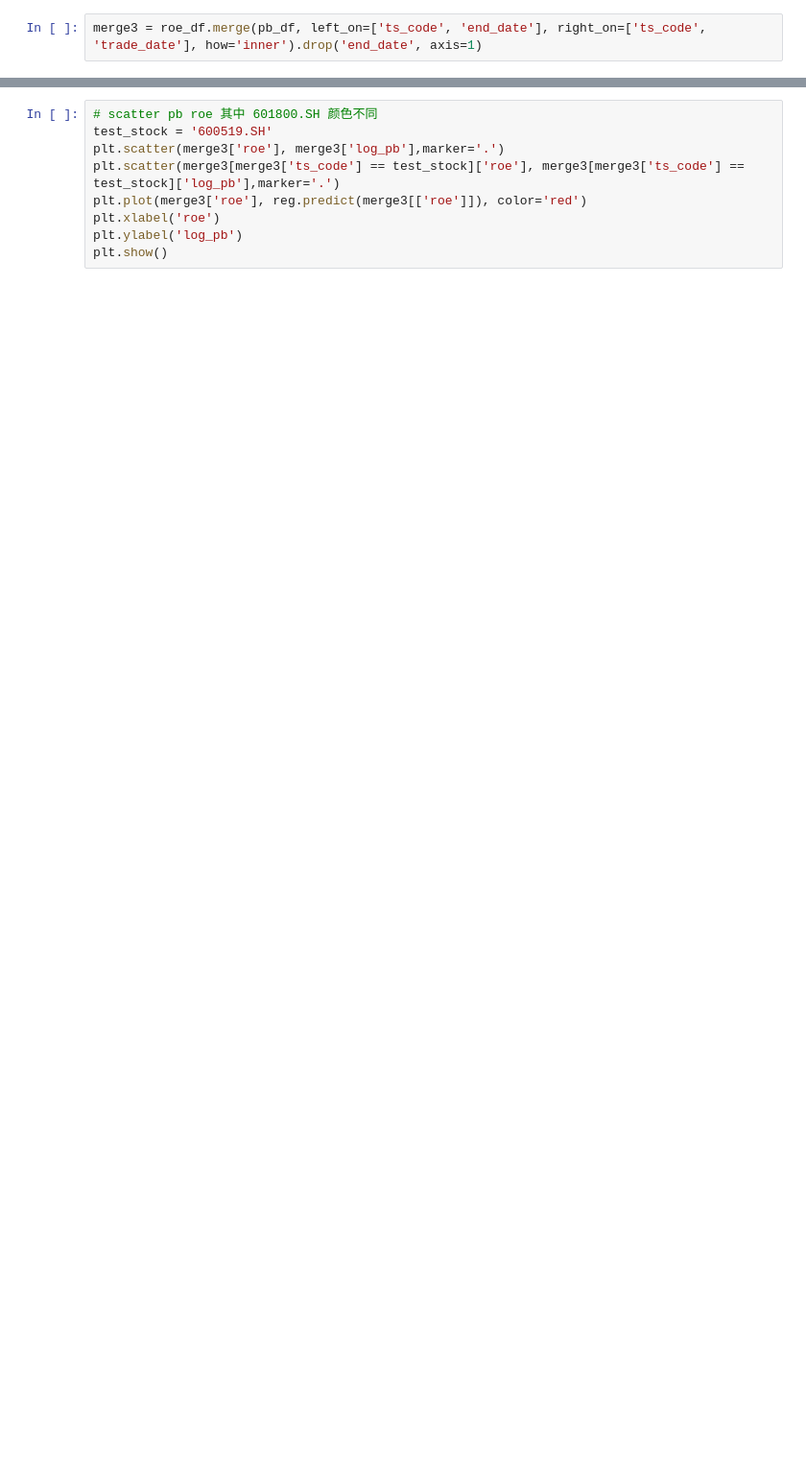
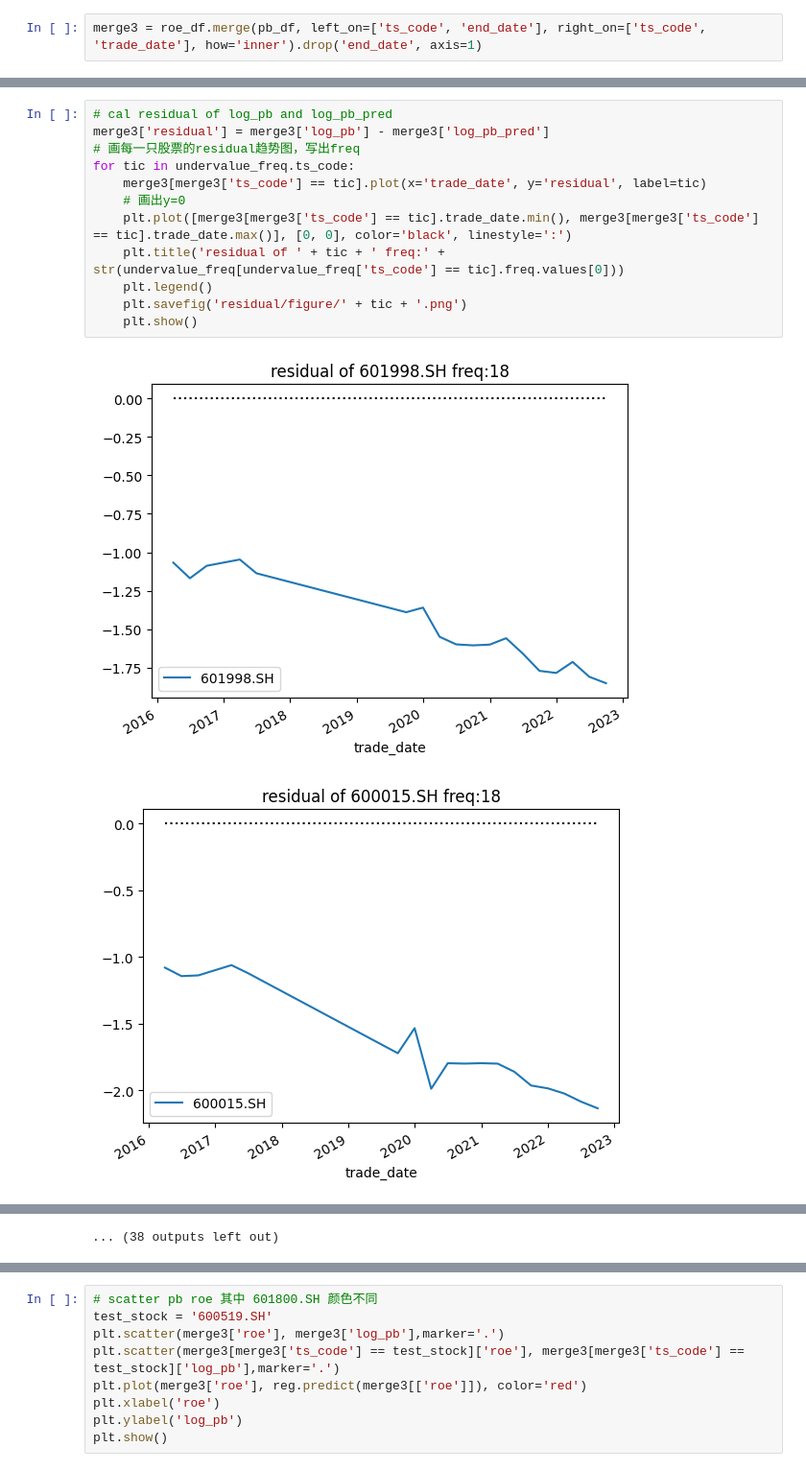
Before and after one commit to daniel620/DRL-for-QT, a Jupyter notebook: PB_ROE/PB_ROE.ipynb, the cells around one changed output, grey strips where cells are left out. Shown at 96% size. Cells and saved outputs as stored; diff of their text form; blank space fills up the shorter version.

Commit message:
Add pb roe residual analysis

```diff
--- a/PB_ROE/PB_ROE.ipynb
+++ b/PB_ROE/PB_ROE.ipynb
@@ -277,0 +294,15 @@ undervalue_freq
+# %%
+# cal residual of log_pb and log_pb_pred
+merge3['residual'] = merge3['log_pb'] - merge3['log_pb_pred']
+# 画每一只股票的residual趋势图，写出freq
+for tic in undervalue_freq.ts_code:
+    merge3[merge3['ts_code'] == tic].plot(x='trade_date', y='residual', label=tic)
+    # 画出y=0
+    plt.plot([merge3[merge3['ts_code'] == tic].trade_date.min(), merge3[merge3['ts_code'] == tic].trade_date.max()], [0, 0], color='black', linestyle=':')
+    plt.title('residual of ' + tic + ' freq:' + str(undervalue_freq[undervalue_freq['ts_code'] == tic].freq.values[0]))
+    plt.legend()
+    plt.savefig('residual/figure/' + tic + '.png')
+    plt.show()
+# %% [output]
+[figure, added]
+[figure, added]
@@ -277,0 +319 @@ undervalue_freq
+... (38 outputs left out)
```
Also changed, not shown: parts of 11 cells of this notebook, 51 other files.
